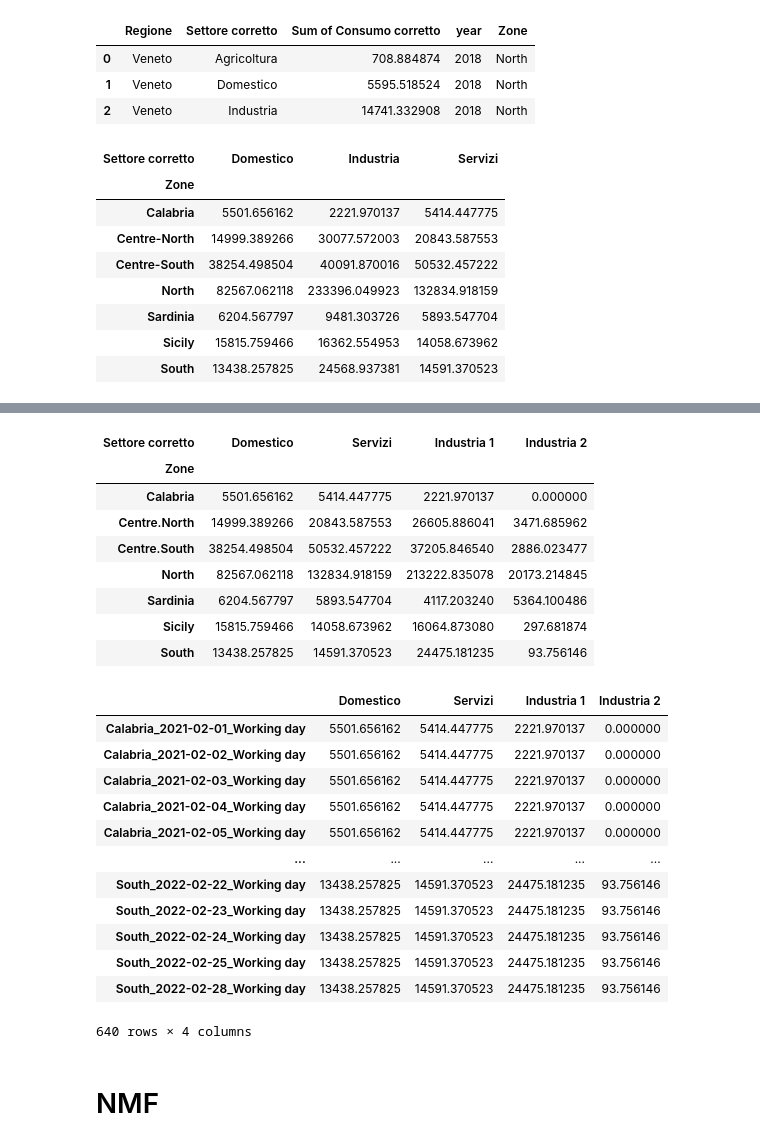
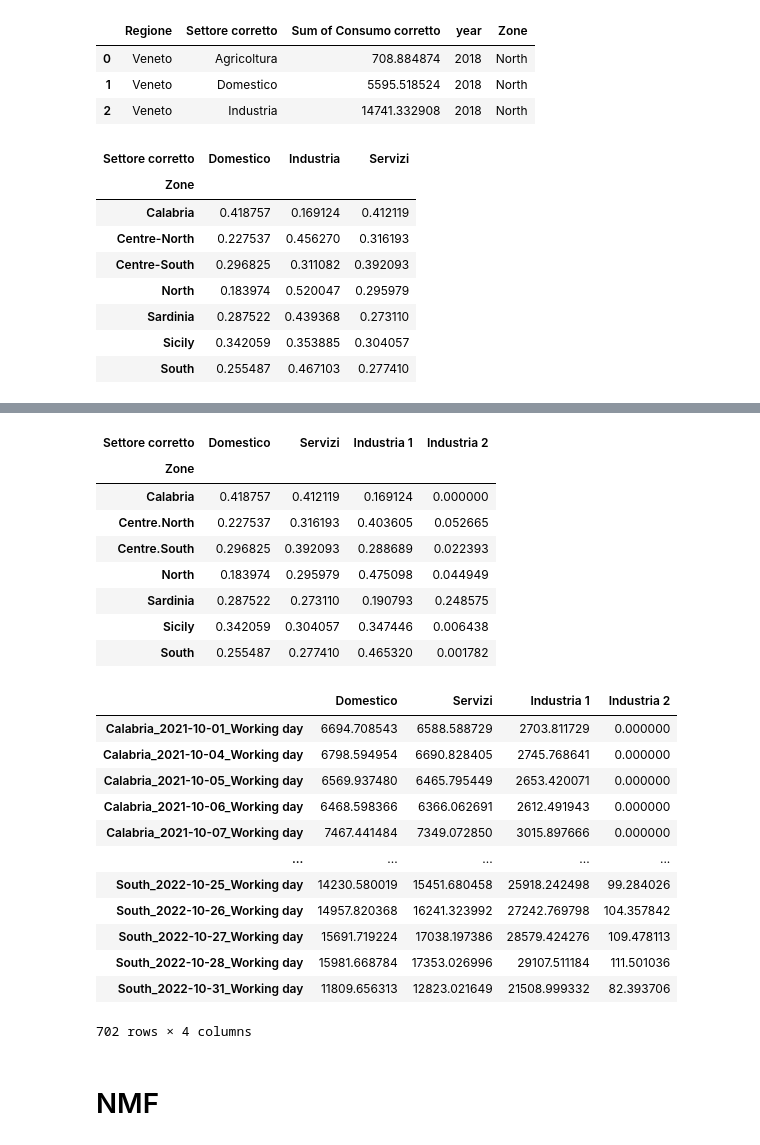
Before and after one commit to gkchln/load_bss, a Jupyter notebook: NMF.ipynb, the cells around one changed output, grey strips where cells are left out. Drawn from its saved outputs; the diff is of its cells as text; code cells hidden in the pictures.

```diff
--- a/NMF.ipynb
+++ b/NMF.ipynb
@@ -46,7 +46,7 @@ input_df.head(3)
 # %%
 unit_info = input_df.index.str.extract(r'^(?P<region>[\w.]+)_(?P<year>\d{4})-(?P<month>\d{2})-\d{2}_(?P<daytype>[\w ]+)$').set_index(input_df.index)
 df = pd.concat([input_df, unit_info], axis=1)
-df = df[(df.month=='02')&(df.daytype=='Working day')]
+df = df[(df.month == '10')&(df.daytype=='Working day')]
 print(len(df))
 df.head(3)
 # %% [output]
@@ -81,22 +81,20 @@ cons_df.head(3)
 # %%
 # Each year features more or less the same sector distribution, so we take arbtrarily the last year
 region_cons_df = pd.pivot_table(cons_df[cons_df.year == 2022], values='Sum of Consumo corretto', index='Zone', columns='Settore corretto', aggfunc='sum')
-# We divide by 365 days to have an estimation of the daily consumption per sector
-# Unit is in GWh so we multiply by 1000 to obtain MWh
-region_cons_df = 1000 * region_cons_df / 365
 # We remove agriculture since it is too small
 region_cons_df.drop('Agricoltura', axis=1, inplace=True)
+region_cons_df = region_cons_df.div(region_cons_df.sum(axis=1), axis=0)
 region_cons_df
 # %% [output]
 | Settore corretto | Domestico | Industria | Servizi |
 | Zone |  |  |  |
-| Calabria | 5501.656162 | 2221.970137 | 5414.447775 |
-| Centre-North | 14999.389266 | 30077.572003 | 20843.587553 |
-| Centre-South | 38254.498504 | 40091.870016 | 50532.457222 |
-| North | 82567.062118 | 233396.049923 | 132834.918159 |
-| Sardinia | 6204.567797 | 9481.303726 | 5893.547704 |
-| Sicily | 15815.759466 | 16362.554953 | 14058.673962 |
-| South | 13438.257825 | 24568.937381 | 14591.370523 |
+| Calabria | 0.418757 | 0.169124 | 0.412119 |
+| Centre-North | 0.227537 | 0.456270 | 0.316193 |
+| Centre-South | 0.296825 | 0.311082 | 0.392093 |
+| North | 0.183974 | 0.520047 | 0.295979 |
+| Sardinia | 0.287522 | 0.439368 | 0.273110 |
+| Sicily | 0.342059 | 0.353885 | 0.304057 |
+| South | 0.255487 | 0.467103 | 0.277410 |
 # %%
 # Now se should find 4 components (according to the FPCA analysis ran before), so we need to add one more.
 # Given that Sardinia and South/Sicily have a similar sector mix with different daily curves and that they seem to differ mainly in type of industry, we choose to split the Industry consumption
@@ -133,32 +131,33 @@ region_cons_df
 # %% [output]
 | Settore corretto | Domestico | Servizi | Industria 1 | Industria 2 |
 | Zone |  |  |  |  |
-| Calabria | 5501.656162 | 5414.447775 | 2221.970137 | 0.000000 |
-| Centre.North | 14999.389266 | 20843.587553 | 26605.886041 | 3471.685962 |
-| Centre.South | 38254.498504 | 50532.457222 | 37205.846540 | 2886.023477 |
-| North | 82567.062118 | 132834.918159 | 213222.835078 | 20173.214845 |
-| Sardinia | 6204.567797 | 5893.547704 | 4117.203240 | 5364.100486 |
-| Sicily | 15815.759466 | 14058.673962 | 16064.873080 | 297.681874 |
-| South | 13438.257825 | 14591.370523 | 24475.181235 | 93.756146 |
+| Calabria | 0.418757 | 0.412119 | 0.169124 | 0.000000 |
+| Centre.North | 0.227537 | 0.316193 | 0.403605 | 0.052665 |
+| Centre.South | 0.296825 | 0.392093 | 0.288689 | 0.022393 |
+| North | 0.183974 | 0.295979 | 0.475098 | 0.044949 |
+| Sardinia | 0.287522 | 0.273110 | 0.190793 | 0.248575 |
+| Sicily | 0.342059 | 0.304057 | 0.347446 | 0.006438 |
+| South | 0.255487 | 0.277410 | 0.465320 | 0.001782 |
 # %%
 W_init = df[['region']]
 W_init = W_init.merge(region_cons_df, how='left', left_on='region', right_index=True)
 W_init.drop('region', axis=1, inplace=True)
+W_init = W_init.mul(X.sum(axis=1), axis=0)
 W_init
 # %% [output]
 |  | Domestico | Servizi | Industria 1 | Industria 2 |
-| Calabria_2021-02-01_Working day | 5501.656162 | 5414.447775 | 2221.970137 | 0.000000 |
-| Calabria_2021-02-02_Working day | 5501.656162 | 5414.447775 | 2221.970137 | 0.000000 |
-| Calabria_2021-02-03_Working day | 5501.656162 | 5414.447775 | 2221.970137 | 0.000000 |
-| Calabria_2021-02-04_Working day | 5501.656162 | 5414.447775 | 2221.970137 | 0.000000 |
-| Calabria_2021-02-05_Working day | 5501.656162 | 5414.447775 | 2221.970137 | 0.000000 |
+| Calabria_2021-10-01_Working day | 6694.708543 | 6588.588729 | 2703.811729 | 0.000000 |
+| Calabria_2021-10-04_Working day | 6798.594954 | 6690.828405 | 2745.768641 | 0.000000 |
+| Calabria_2021-10-05_Working day | 6569.937480 | 6465.795449 | 2653.420071 | 0.000000 |
+| Calabria_2021-10-06_Working day | 6468.598366 | 6366.062691 | 2612.491943 | 0.000000 |
+| Calabria_2021-10-07_Working day | 7467.441484 | 7349.072850 | 3015.897666 | 0.000000 |
 | ... | ... | ... | ... | ... |
-| South_2022-02-22_Working day | 13438.257825 | 14591.370523 | 24475.181235 | 93.756146 |
-| South_2022-02-23_Working day | 13438.257825 | 14591.370523 | 24475.181235 | 93.756146 |
-| South_2022-02-24_Working day | 13438.257825 | 14591.370523 | 24475.181235 | 93.756146 |
-| South_2022-02-25_Working day | 13438.257825 | 14591.370523 | 24475.181235 | 93.756146 |
-| South_2022-02-28_Working day | 13438.257825 | 14591.370523 | 24475.181235 | 93.756146 |
+| South_2022-10-25_Working day | 14230.580019 | 15451.680458 | 25918.242498 | 99.284026 |
+| South_2022-10-26_Working day | 14957.820368 | 16241.323992 | 27242.769798 | 104.357842 |
+| South_2022-10-27_Working day | 15691.719224 | 17038.197386 | 28579.424276 | 109.478113 |
+| South_2022-10-28_Working day | 15981.668784 | 17353.026996 | 29107.511184 | 111.501036 |
+| South_2022-10-31_Working day | 11809.656313 | 12823.021649 | 21508.999332 | 82.393706 |
-640 rows × 4 columns
+702 rows × 4 columns
 # %%
 # Our initial guess for the matrix of components is a constant curve. The condition on the norm of the components being 1 yields S_k = (1/24, ..., 1/24)
 H_init = np.ones((4, 24)) / 24
```
Also changed, not shown: parts of 7 cells of this notebook.
